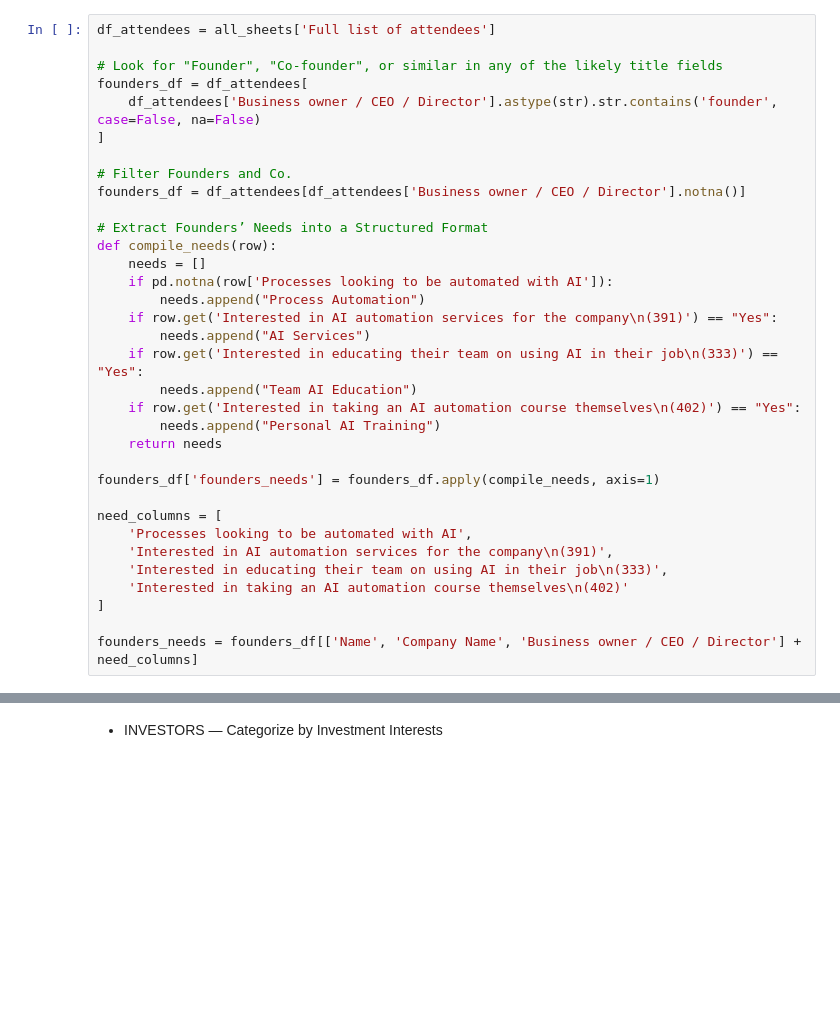
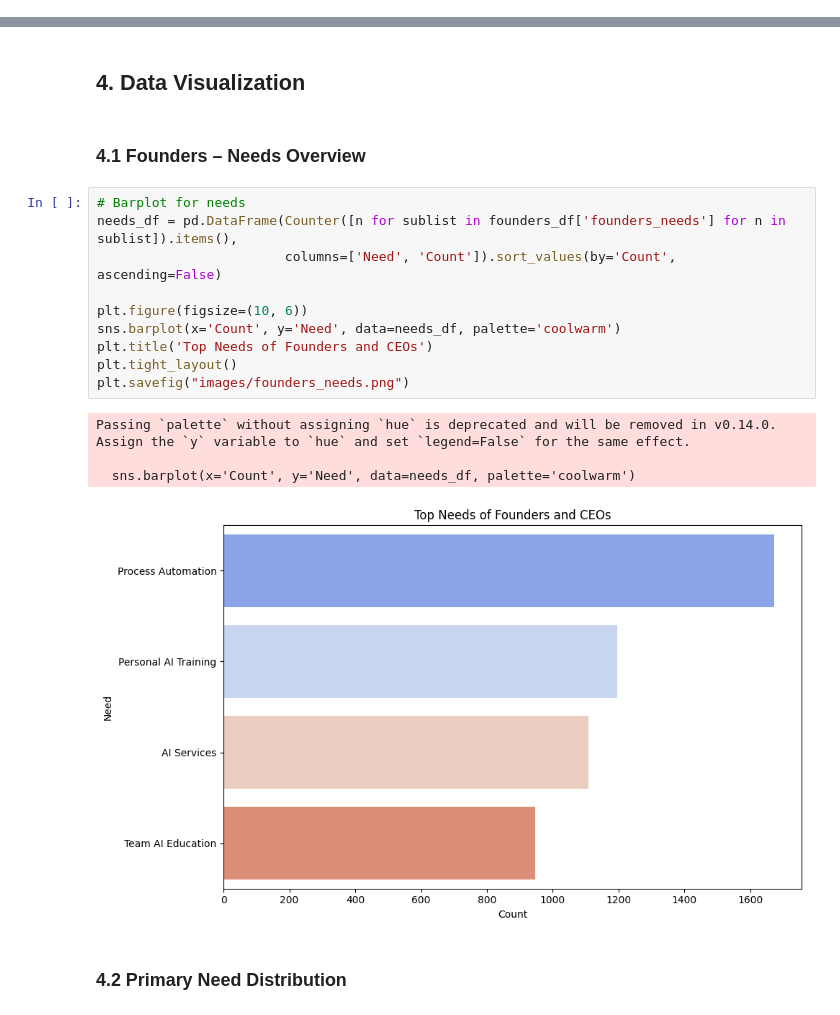
Before and after one commit to Okwy009/TDN, a Jupyter notebook: TDN_Alpha_and_Access/Project/Combining_Data.ipynb, the cells around one changed output, grey strips where cells are left out. Cells and saved outputs as stored; diff of their text form; blank space fills up the shorter version.

```diff
--- a/TDN_Alpha_and_Access/Project/Combining_Data.ipynb
+++ b/TDN_Alpha_and_Access/Project/Combining_Data.ipynb
@@ -23,34 +70,0 @@ df_startups = all_sheets['AI startups']
-# %%
-df_attendees = all_sheets['Full list of attendees']
-
-# Look for "Founder", "Co-founder", or similar in any of the likely title fields
-founders_df = df_attendees[
-    df_attendees['Business owner / CEO / Director'].astype(str).str.contains('founder', case=False, na=False)
-]
-
-# Filter Founders and Co.
-founders_df = df_attendees[df_attendees['Business owner / CEO / Director'].notna()]
-
-# Extract Founders’ Needs into a Structured Format
-def compile_needs(row):
-    needs = []
-    if pd.notna(row['Processes looking to be automated with AI']):
-        needs.append("Process Automation")
-    if row.get('Interested in AI automation services for the company\n(391)') == "Yes":
-        needs.append("AI Services")
-    if row.get('Interested in educating their team on using AI in their job\n(333)') == "Yes":
-        needs.append("Team AI Education")
-    if row.get('Interested in taking an AI automation course themselves\n(402)') == "Yes":
-        needs.append("Personal AI Training")
-    return needs
-
-founders_df['founders_needs'] = founders_df.apply(compile_needs, axis=1)
-
-need_columns = [
-    'Processes looking to be automated with AI',
-    'Interested in AI automation services for the company\n(391)',
-    'Interested in educating their team on using AI in their job\n(333)',
-    'Interested in taking an AI automation course themselves\n(402)'
-]
-
-founders_needs = founders_df[['Name', 'Company Name', 'Business owner / CEO / Director'] + need_columns]
@@ -111,3 +179,22 @@ See the caveats in the documentation: https://pandas.pydata.org/pandas-docs/stab
+# %% [markdown]
+## 4. Data Visualization
+# %% [markdown]
+### 4.1 Founders – Needs Overview
+# %%
+# Barplot for needs
+needs_df = pd.DataFrame(Counter([n for sublist in founders_df['founders_needs'] for n in sublist]).items(),
+                        columns=['Need', 'Count']).sort_values(by='Count', ascending=False)
+
+plt.figure(figsize=(10, 6))
+sns.barplot(x='Count', y='Need', data=needs_df, palette='coolwarm')
+plt.title('Top Needs of Founders and CEOs')
+plt.tight_layout()
+plt.savefig("images/founders_needs.png")
+# %% [output]
+Passing `palette` without assigning `hue` is deprecated and will be removed in v0.14.0. Assign the `y` variable to `hue` and set `legend=False` for the same effect.
+
+  sns.barplot(x='Count', y='Need', data=needs_df, palette='coolwarm')
+[figure, added]
 # %% [markdown]
-- INVESTORS — Categorize by Investment Interests
+### 4.2 Primary Need Distribution
 # %%
```
Also changed, not shown: parts of 50 cells of this notebook, 19 other files.
